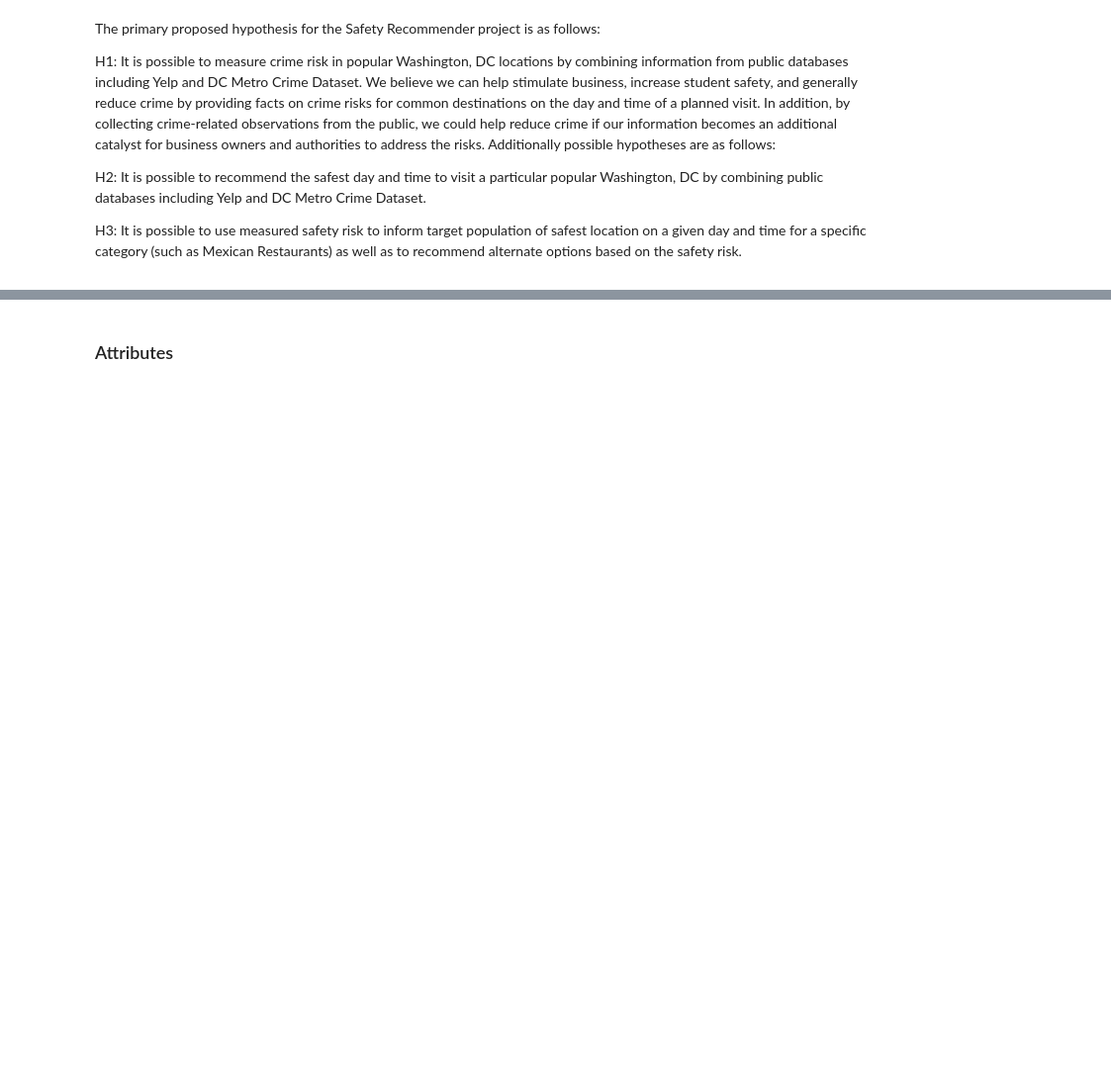
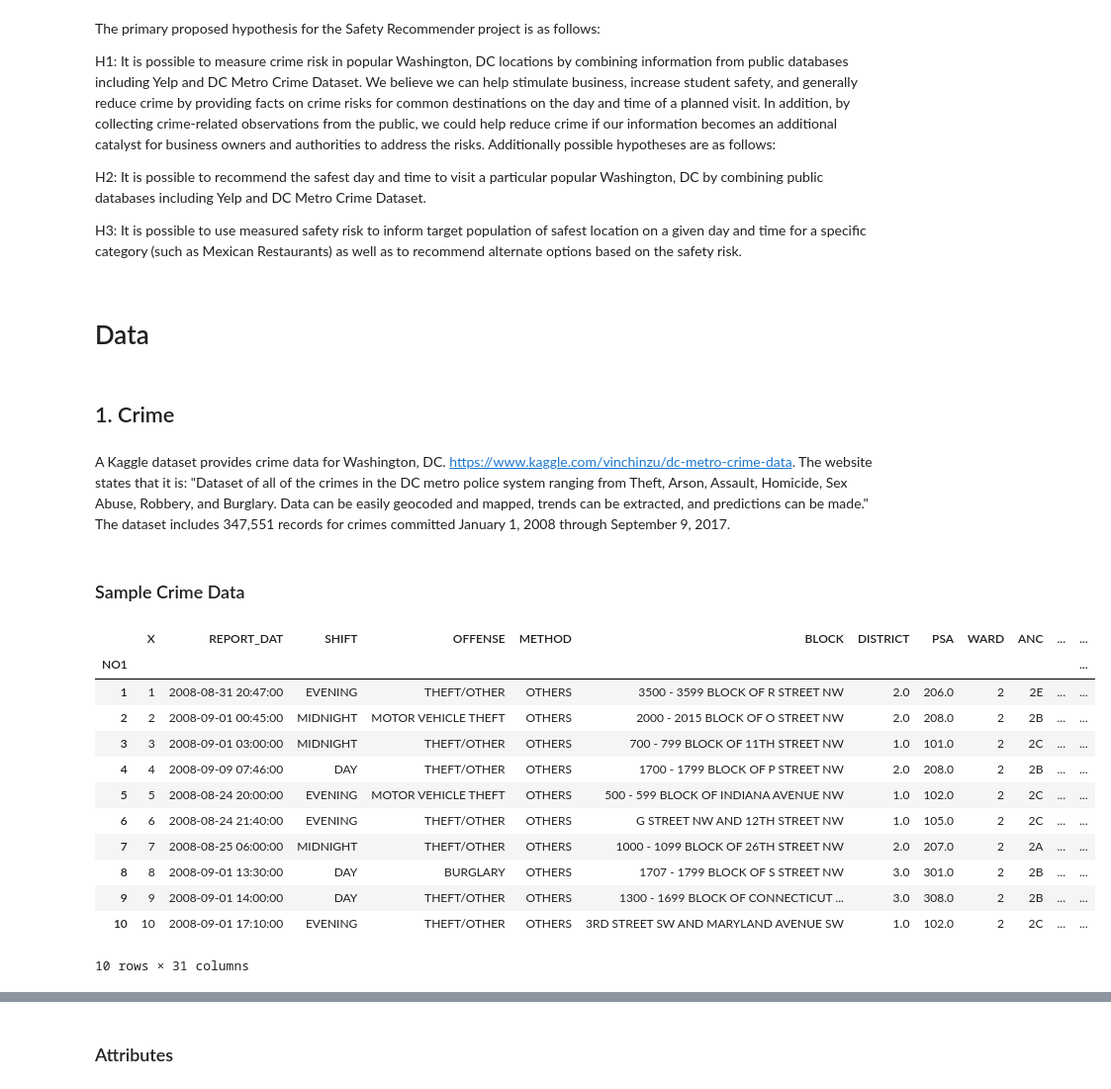
Before and after one commit to judithannthompkins/gtdatascience, a Jupyter notebook: capstone/Safety_Recommender.ipynb, the cells around one changed output, grey strips where cells are left out. Shown: that part at 99% size. Saved outputs shown, nothing was run; the diff lists cells and outputs as text; code cells hidden in the pictures; blank space fills up the shorter version.

```diff
--- a/capstone/Safety_Recommender.ipynb
+++ b/capstone/Safety_Recommender.ipynb
@@ -6,3 +6,30 @@ The primary proposed hypothesis for the Safety Recommender project is as follows
 Additionally possible hypotheses are as follows:
 <p>H2: It is possible to recommend the safest day and time to visit a particular popular Washington, DC by combining public databases including Yelp and DC Metro Crime Dataset.
 <p>H3: It is possible to use measured safety risk to inform target population of safest location on a given day and time for a specific category (such as Mexican Restaurants) as well as to recommend alternate options based on the safety risk.
+# %% [markdown]
+# Data
+# %% [markdown]
+## 1. Crime
+# %% [markdown]
+A Kaggle dataset provides crime data for Washington, DC. https://www.kaggle.com/vinchinzu/dc-metro-crime-data. The website states that it is: "Dataset of all of the crimes in the DC metro police system ranging from Theft, Arson, Assault, Homicide, Sex Abuse, Robbery, and Burglary. Data can be easily geocoded and mapped, trends can be extracted, and predictions can be made." The dataset includes 347,551 records for crimes committed January 1, 2008 through September 9, 2017.
+# %% [markdown]
+### Sample Crime Data
+# %%
+import pandas as pd
+excel_file = 'safety_recommender_sample.xlsx'
+location_sheet1 = pd.read_excel(excel_file, sheet_name=1, index_col=0)
+location_sheet1.head(10)
+# %% [output]
+|  | X | REPORT_DAT | SHIFT | OFFENSE | METHOD | BLOCK | DISTRICT | PSA | WARD | ANC | ... | ... |
+| NO1 |  |  |  |  |  |  |  |  |  |  |  | ... |
+| 1 | 1 | 2008-08-31 20:47:00 | EVENING | THEFT/OTHER | OTHERS | 3500 - 3599 BLOCK OF R STREET NW | 2.0 | 206.0 | 2 | 2E | ... | ... |
+| 2 | 2 | 2008-09-01 00:45:00 | MIDNIGHT | MOTOR VEHICLE THEFT | OTHERS | 2000 - 2015 BLOCK OF O STREET NW | 2.0 | 208.0 | 2 | 2B | ... | ... |
+| 3 | 3 | 2008-09-01 03:00:00 | MIDNIGHT | THEFT/OTHER | OTHERS | 700 - 799 BLOCK OF 11TH STREET NW | 1.0 | 101.0 | 2 | 2C | ... | ... |
+| 4 | 4 | 2008-09-09 07:46:00 | DAY | THEFT/OTHER | OTHERS | 1700 - 1799 BLOCK OF P STREET NW | 2.0 | 208.0 | 2 | 2B | ... | ... |
+| 5 | 5 | 2008-08-24 20:00:00 | EVENING | MOTOR VEHICLE THEFT | OTHERS | 500 - 599 BLOCK OF INDIANA AVENUE NW | 1.0 | 102.0 | 2 | 2C | ... | ... |
+| 6 | 6 | 2008-08-24 21:40:00 | EVENING | THEFT/OTHER | OTHERS | G STREET NW AND 12TH STREET NW | 1.0 | 105.0 | 2 | 2C | ... | ... |
+| 7 | 7 | 2008-08-25 06:00:00 | MIDNIGHT | THEFT/OTHER | OTHERS | 1000 - 1099 BLOCK OF 26TH STREET NW | 2.0 | 207.0 | 2 | 2A | ... | ... |
+| 8 | 8 | 2008-09-01 13:30:00 | DAY | BURGLARY | OTHERS | 1707 - 1799 BLOCK OF S STREET NW | 3.0 | 301.0 | 2 | 2B | ... | ... |
+| 9 | 9 | 2008-09-01 14:00:00 | DAY | THEFT/OTHER | OTHERS | 1300 - 1699 BLOCK OF CONNECTICUT ... | 3.0 | 308.0 | 2 | 2B | ... | ... |
+| 10 | 10 | 2008-09-01 17:10:00 | EVENING | THEFT/OTHER | OTHERS | 3RD STREET SW AND MARYLAND AVENUE SW | 1.0 | 102.0 | 2 | 2C | ... | ... |
+10 rows × 31 columns
```
Also changed, not shown: parts of 34 cells of this notebook.
